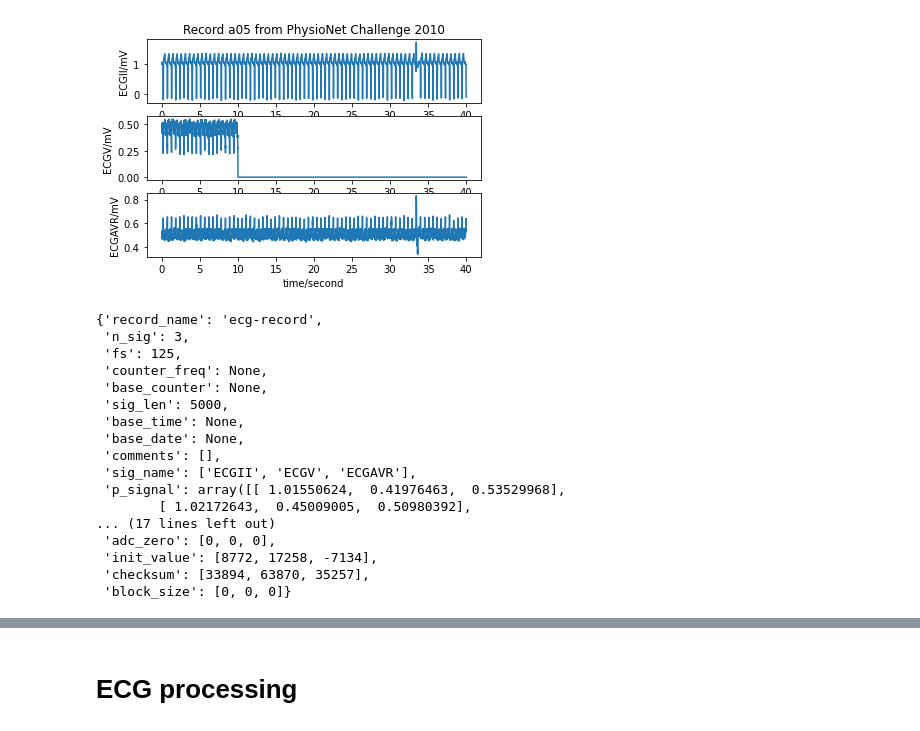
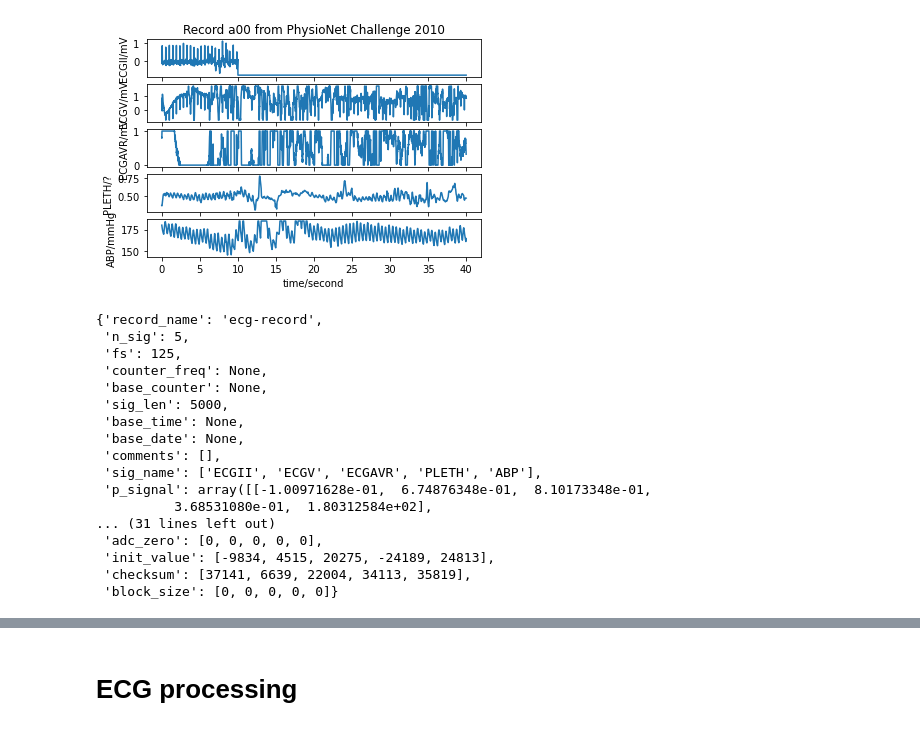
Before and after one commit to Rasterize101/FinalYearProject---BP-from-PPG, a Jupyter notebook: fyp.ipynb, the cells around one changed output, grey strips where cells are left out. Drawn from its saved outputs; the diff is of its cells as text; code cells hidden in the pictures.

```diff
--- a/fyp.ipynb
+++ b/fyp.ipynb
@@ -56,24 +56,24 @@ c:\Users\jitbh\OneDrive\Documents\GitHub\FinalYearProject---BP-from-ECG-PPG\wfdb
 # %%
 # Read a WFDB record using the 'rdrecord' function into a wfdb.Record object.
 # Plot the signals, and show the data. Read the files hosted on PhysioNet https://physionet.org/content/challenge-2010/1.0.0/
-str = 'a05'
+str = 'a00'
 # sig, fields = wfdb.rdsamp(str, channels=[0,1], pn_dir='challenge-2010/set-a/')
-sig, fields = wfdb.rdsamp(str, sampfrom=70000, sampto=75000, channels=[1,2,3,4], pn_dir='challenge-2010/set-a/')
+sig, fields = wfdb.rdsamp(str, sampfrom=70000, sampto=75000, channels=[1,2,3,4,5], pn_dir='challenge-2010/set-a/')
 # Call the gateway wrsamp function, manually inserting fields as function input parameters
-fmta = ['16', '16', '16']
-units = ['mV', 'mV', 'mV']
-names = ['ECGII', 'ECGV', 'ECGAVR']
-wfdb.wrsamp('ecg-record', fs=125, units=units, sig_name=names, p_signal=sig, fmt=fmta)
+fmt = ['16', '16', '16', '16', '16']
+units = ['mV', 'mV', 'mV', '?', 'mmHg']
+names = ['ECGII', 'ECGV', 'ECGAVR', 'PLETH', 'ABP']
+wfdb.wrsamp('ecg-record', fs=125, units=units, sig_name=names, p_signal=sig, fmt=fmt)
 # The new file can be read
 record = wfdb.rdrecord('ecg-record')
 wfdb.plot_wfdb(record=record, plot_sym='true', title='Record ' +  str + ' from PhysioNet Challenge 2010', time_units='seconds')
 display(record.__dict__)
 # Convert to seconds
 # Snapshot for seconds
 # %% [output]
-[figure, old version]
+[figure, new version]
 {'record_name': 'ecg-record',
- 'n_sig': 3,
+ 'n_sig': 5,
  'fs': 125,
  'counter_freq': None,
  'base_counter': None,
@@ -81,11 +81,11 @@ display(record.__dict__)
  'base_time': None,
  'base_date': None,
  'comments': [],
- 'sig_name': ['ECGII', 'ECGV', 'ECGAVR'],
- 'p_signal': array([[ 1.01550624,  0.41976463,  0.53529968],
-        [ 1.02172643,  0.45009005,  0.50980392],
-... (17 lines left out)
- 'adc_zero': [0, 0, 0],
- 'init_value': [8772, 17258, -7134],
- 'checksum': [33894, 63870, 35257],
- 'block_size': [0, 0, 0]}
+ 'sig_name': ['ECGII', 'ECGV', 'ECGAVR', 'PLETH', 'ABP'],
+ 'p_signal': array([[-1.00971628e-01,  6.74876348e-01,  8.10173348e-01,
+          3.68531080e-01,  1.80312584e+02],
+... (31 lines left out)
+ 'adc_zero': [0, 0, 0, 0, 0],
+ 'init_value': [-9834, 4515, 20275, -24189, 24813],
+ 'checksum': [37141, 6639, 22004, 34113, 35819],
+ 'block_size': [0, 0, 0, 0, 0]}
```
Also changed, not shown: parts of 6 cells of this notebook.
